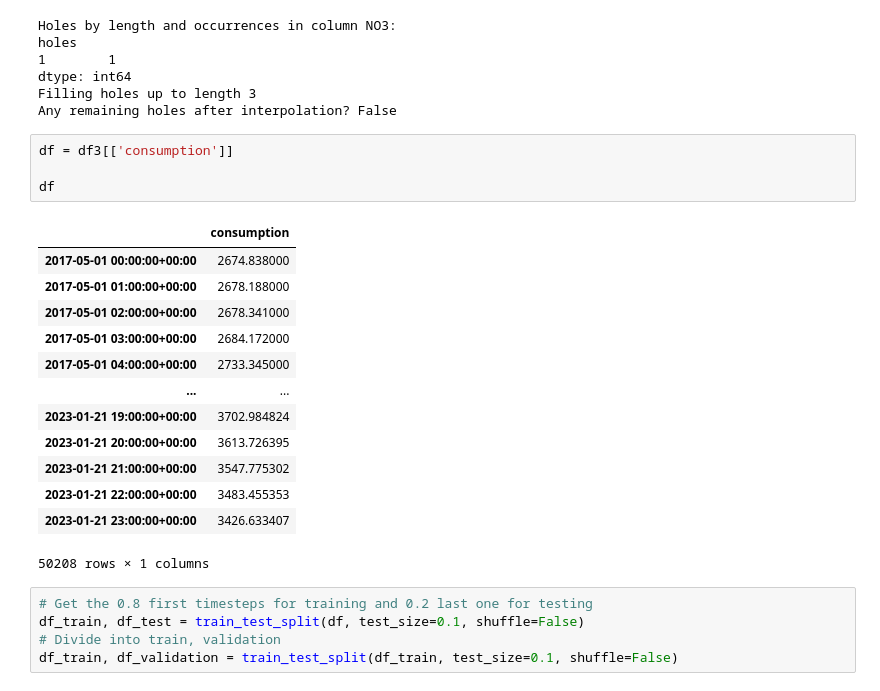
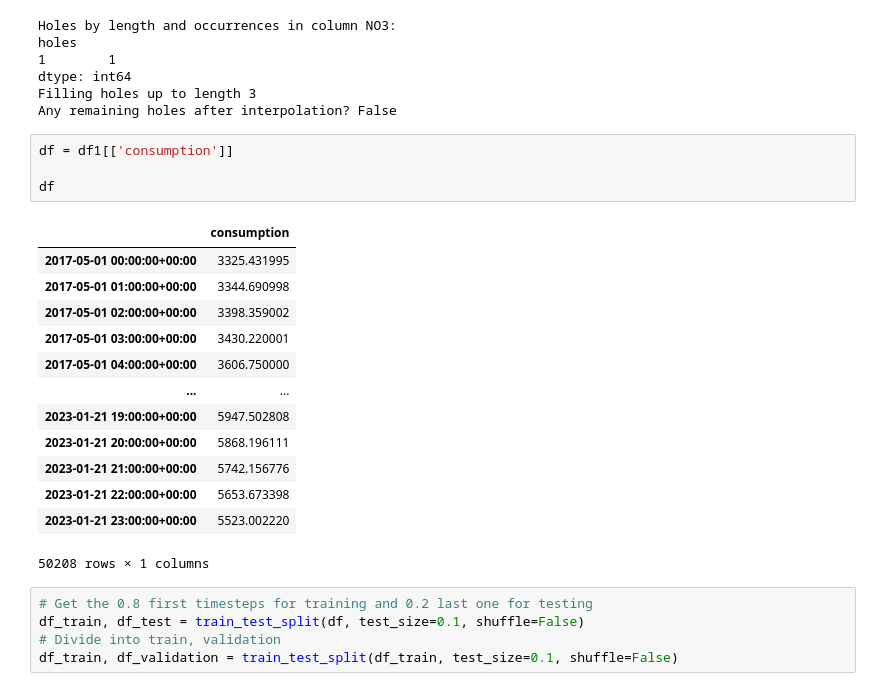
Before and after one commit to mikkeldah/IT3030---Deep-Learning, a Jupyter notebook: Project 2/transformer.ipynb, the cells around one changed output. Cells and saved outputs as stored; diff of their text form.

```diff
--- a/Project 2/transformer.ipynb
+++ b/Project 2/transformer.ipynb
@@ -31,22 +31,22 @@ dtype: int64
 Filling holes up to length 3
 Any remaining holes after interpolation? False
 # %%
-df = df3[['consumption']]
+df = df1[['consumption']]
 
 df
 # %% [output]
 |  | consumption |
-| 2017-05-01 00:00:00+00:00 | 2674.838000 |
-| 2017-05-01 01:00:00+00:00 | 2678.188000 |
-| 2017-05-01 02:00:00+00:00 | 2678.341000 |
-| 2017-05-01 03:00:00+00:00 | 2684.172000 |
-| 2017-05-01 04:00:00+00:00 | 2733.345000 |
+| 2017-05-01 00:00:00+00:00 | 3325.431995 |
+| 2017-05-01 01:00:00+00:00 | 3344.690998 |
+| 2017-05-01 02:00:00+00:00 | 3398.359002 |
+| 2017-05-01 03:00:00+00:00 | 3430.220001 |
+| 2017-05-01 04:00:00+00:00 | 3606.750000 |
 | ... | ... |
-| 2023-01-21 19:00:00+00:00 | 3702.984824 |
-| 2023-01-21 20:00:00+00:00 | 3613.726395 |
-| 2023-01-21 21:00:00+00:00 | 3547.775302 |
-| 2023-01-21 22:00:00+00:00 | 3483.455353 |
-| 2023-01-21 23:00:00+00:00 | 3426.633407 |
+| 2023-01-21 19:00:00+00:00 | 5947.502808 |
+| 2023-01-21 20:00:00+00:00 | 5868.196111 |
+| 2023-01-21 21:00:00+00:00 | 5742.156776 |
+| 2023-01-21 22:00:00+00:00 | 5653.673398 |
+| 2023-01-21 23:00:00+00:00 | 5523.002220 |
 50208 rows × 1 columns
 # %%
 # Get the 0.8 first timesteps for training and 0.2 last one for testing
```
Also changed, not shown: parts of 10 cells of this notebook, 3 other files.
